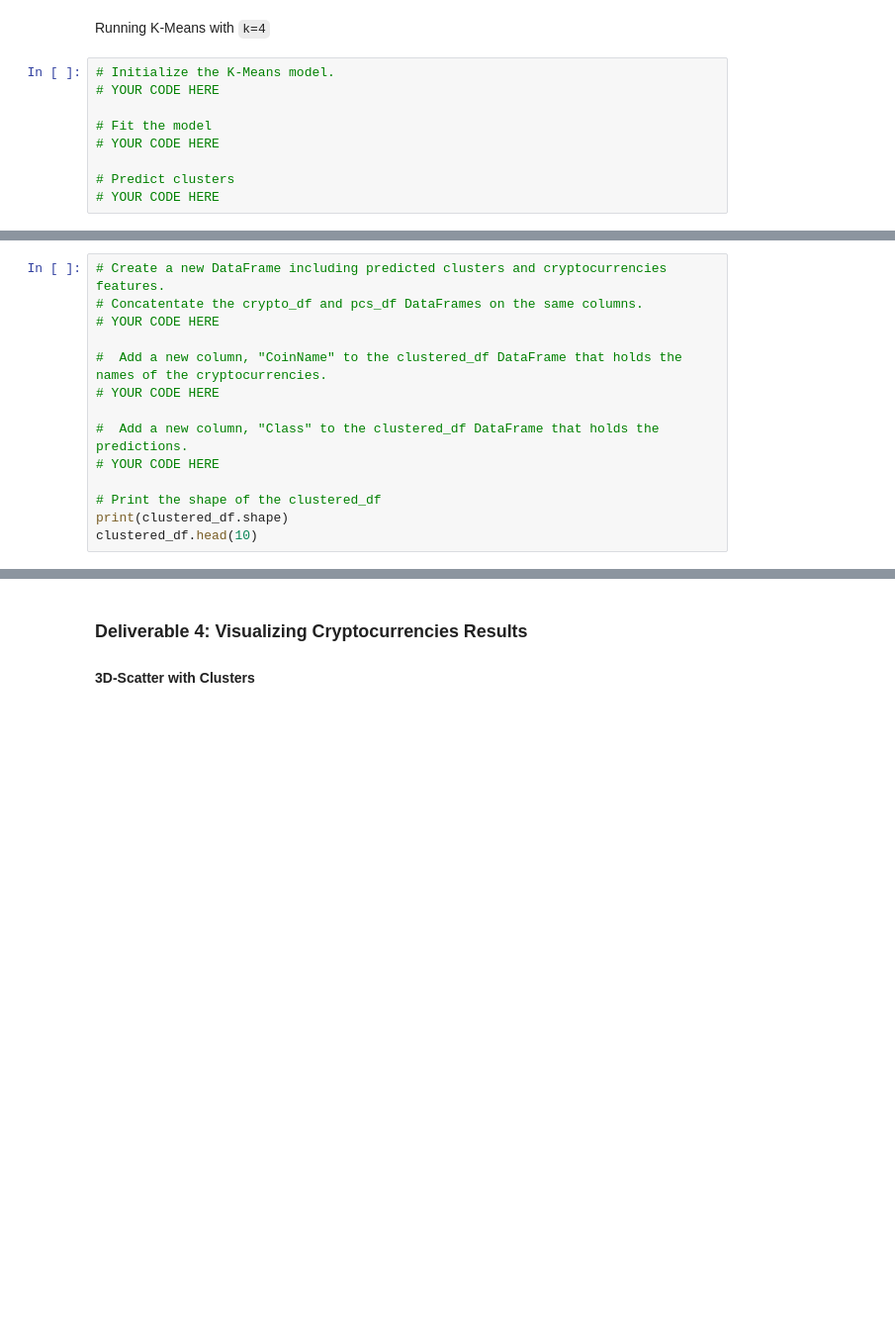
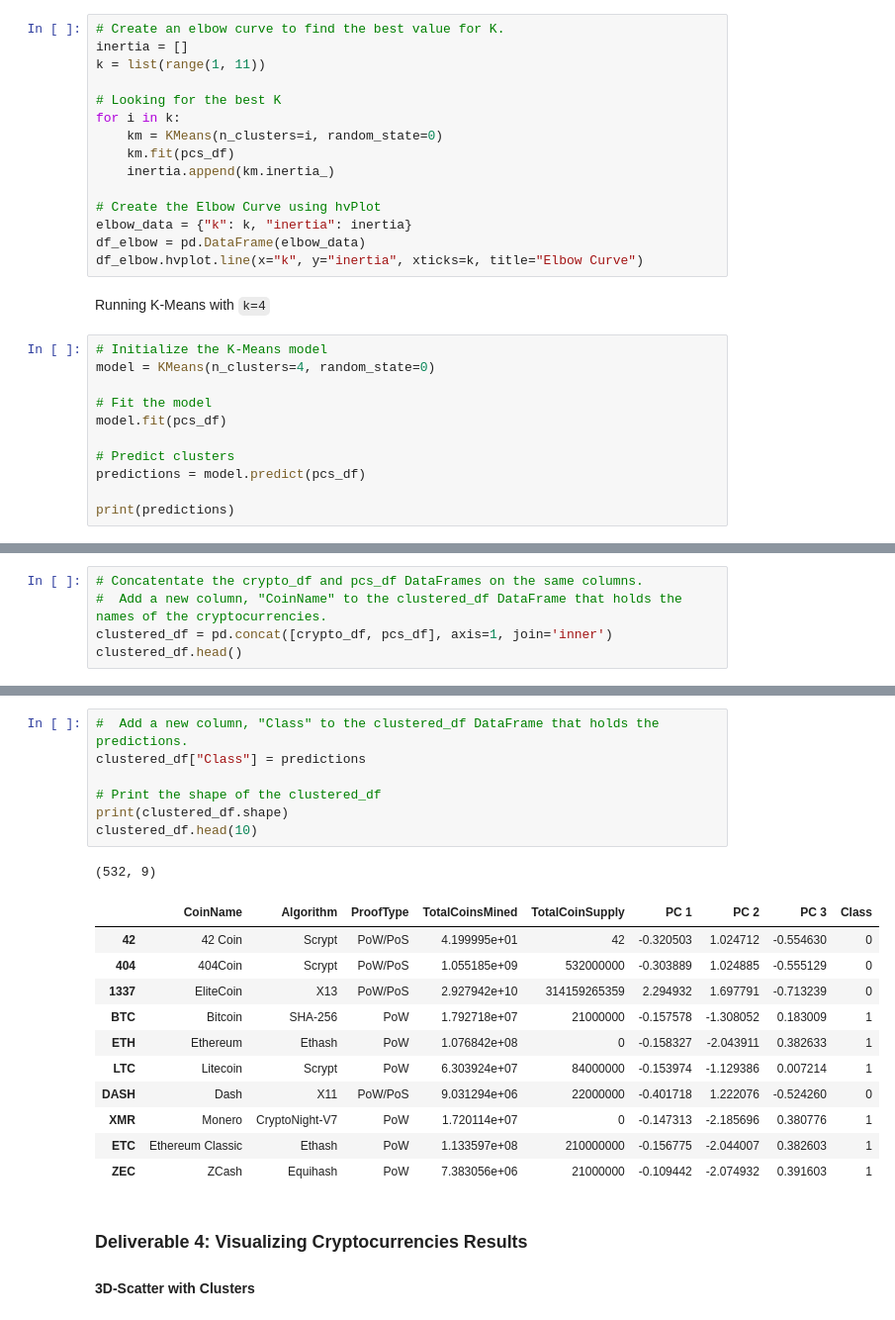
Before and after one commit to jmmadson/Cryptocurrencies, a Jupyter notebook: crypto_clustering.ipynb, the cells around one changed output, grey strips where cells are left out. Shown at 99% size. Cells and saved outputs as stored; diff of their text form; blank space fills up the shorter version.

```diff
--- a/crypto_clustering.ipynb
+++ b/crypto_clustering.ipynb
@@ -191,11 +188,28 @@ pcs_df.head()
+# %%
+# Create an elbow curve to find the best value for K.
+inertia = []
+k = list(range(1, 11))
+
+# Looking for the best K
+for i in k:
+    km = KMeans(n_clusters=i, random_state=0)
+    km.fit(pcs_df)
+    inertia.append(km.inertia_)
+
+# Create the Elbow Curve using hvPlot
+elbow_data = {"k": k, "inertia": inertia}
+df_elbow = pd.DataFrame(elbow_data)
+df_elbow.hvplot.line(x="k", y="inertia", xticks=k, title="Elbow Curve")
 # %% [markdown]
 Running K-Means with `k=4`
 # %%
-# Initialize the K-Means model.
-# YOUR CODE HERE
+# Initialize the K-Means model
+model = KMeans(n_clusters=4, random_state=0)
 
 # Fit the model
-# YOUR CODE HERE
+model.fit(pcs_df)
 
 # Predict clusters
-# YOUR CODE HERE
+predictions = model.predict(pcs_df)
+
+print(predictions)
@@ -202,14 +251,5 @@ Running K-Means with `k=4`
 # %%
-# Create a new DataFrame including predicted clusters and cryptocurrencies features.
 # Concatentate the crypto_df and pcs_df DataFrames on the same columns.
-# YOUR CODE HERE
-
 #  Add a new column, "CoinName" to the clustered_df DataFrame that holds the names of the cryptocurrencies.
-# YOUR CODE HERE
-
-#  Add a new column, "Class" to the clustered_df DataFrame that holds the predictions.
-# YOUR CODE HERE
-
-# Print the shape of the clustered_df
-print(clustered_df.shape)
-clustered_df.head(10)
+clustered_df = pd.concat([crypto_df, pcs_df], axis=1, join='inner')
+clustered_df.head()
@@ -216,3 +263,23 @@ clustered_df.head(10)
+# %%
+#  Add a new column, "Class" to the clustered_df DataFrame that holds the predictions.
+clustered_df["Class"] = predictions
+
+# Print the shape of the clustered_df
+print(clustered_df.shape)
+clustered_df.head(10)
+# %% [output]
+(532, 9)
+|  | CoinName | Algorithm | ProofType | TotalCoinsMined | TotalCoinSupply | PC 1 | PC 2 | PC 3 | Class |
+| 42 | 42 Coin | Scrypt | PoW/PoS | 4.199995e+01 | 42 | -0.320503 | 1.024712 | -0.554630 | 0 |
+| 404 | 404Coin | Scrypt | PoW/PoS | 1.055185e+09 | 532000000 | -0.303889 | 1.024885 | -0.555129 | 0 |
+| 1337 | EliteCoin | X13 | PoW/PoS | 2.927942e+10 | 314159265359 | 2.294932 | 1.697791 | -0.713239 | 0 |
+| BTC | Bitcoin | SHA-256 | PoW | 1.792718e+07 | 21000000 | -0.157578 | -1.308052 | 0.183009 | 1 |
+| ETH | Ethereum | Ethash | PoW | 1.076842e+08 | 0 | -0.158327 | -2.043911 | 0.382633 | 1 |
+| LTC | Litecoin | Scrypt | PoW | 6.303924e+07 | 84000000 | -0.153974 | -1.129386 | 0.007214 | 1 |
+| DASH | Dash | X11 | PoW/PoS | 9.031294e+06 | 22000000 | -0.401718 | 1.222076 | -0.524260 | 0 |
+| XMR | Monero | CryptoNight-V7 | PoW | 1.720114e+07 | 0 | -0.147313 | -2.185696 | 0.380776 | 1 |
+| ETC | Ethereum Classic | Ethash | PoW | 1.133597e+08 | 210000000 | -0.156775 | -2.044007 | 0.382603 | 1 |
+| ZEC | ZCash | Equihash | PoW | 7.383056e+06 | 21000000 | -0.109442 | -2.074932 | 0.391603 | 1 |
 # %% [markdown]
 ### Deliverable 4: Visualizing Cryptocurrencies Results
 
```
Also changed, not shown: parts of 5 cells of this notebook.
